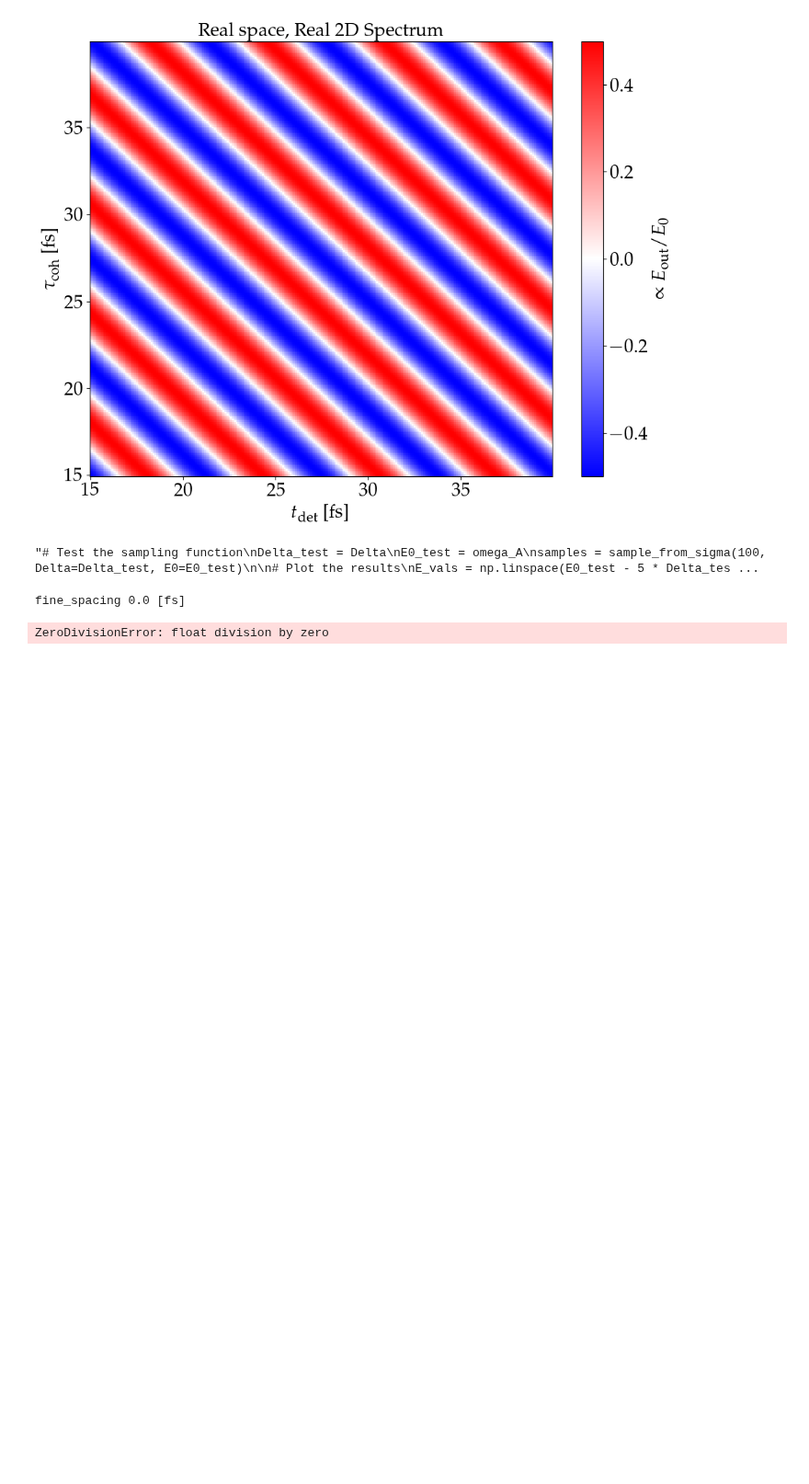
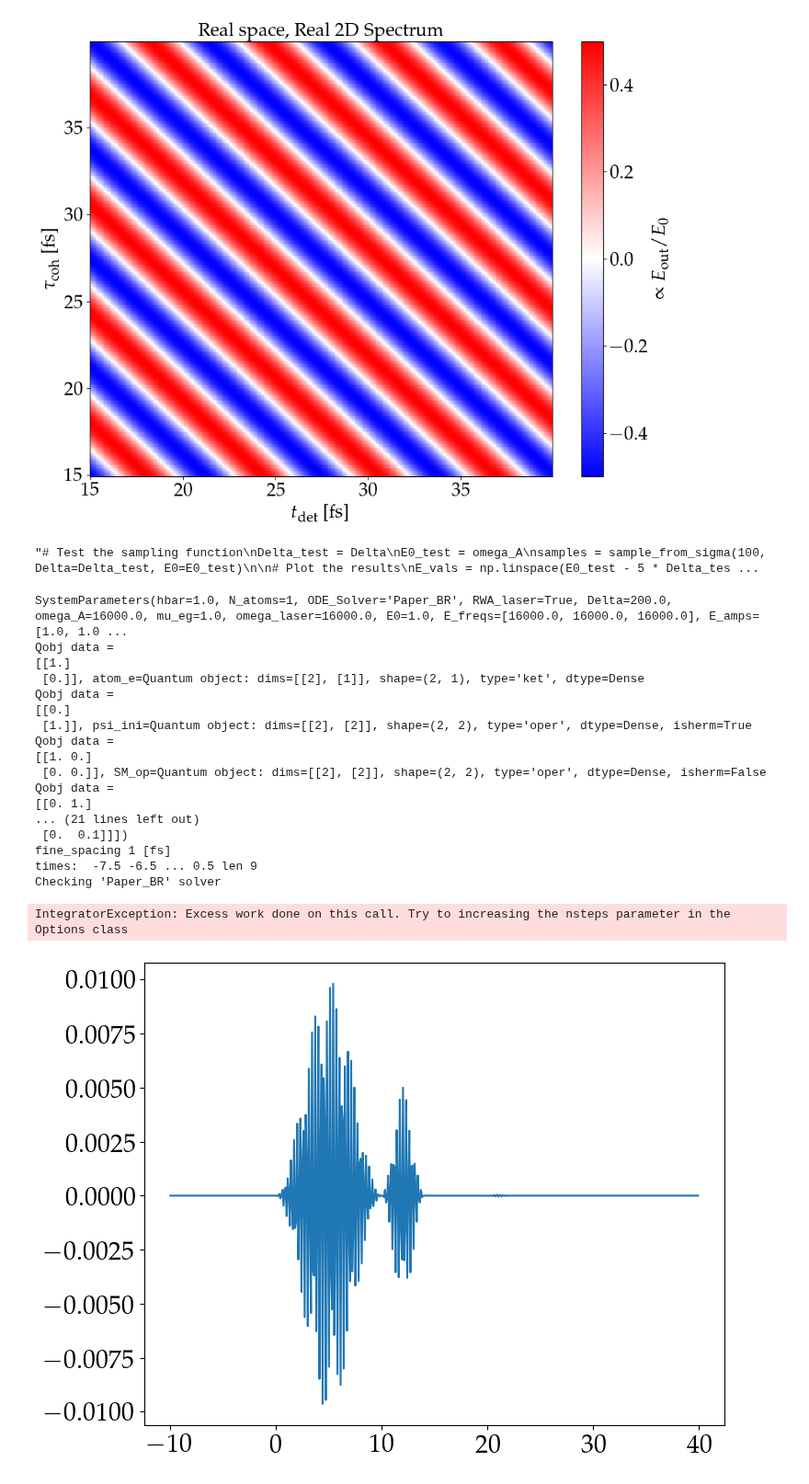
Before and after one commit to LBPhysics/2025_master_thesis_leopold_bodamer, a Jupyter notebook: code/python/replicate_paper_eqs_I.ipynb, the cells around one changed output. Shown at 92% size. Saved outputs shown, nothing was run; the diff lists cells and outputs as text; code cells hidden in the pictures; blank space fills up the shorter version.

```diff
--- a/code/python/replicate_paper_eqs_I.ipynb
+++ b/code/python/replicate_paper_eqs_I.ipynb
@@ -435,6 +552,14 @@ def El_field_3_pulses(times: np.ndarray, pulse_seq: PulseSequence, f=pulse_envel
 #plt.plot(test_times, y1, label="E_pulse")
 #plt.plot(test_times, y2, label="Epsilon_pulse")
 #plt.legend()
+
+# 8. Use with PulseSequence and simulation functions
+pulse_seq = PulseSequence([
+    Pulse(0.0, 5.0, 0.0, 0.01, 16000.0),
+    Pulse(10.0, 5.0, np.pi/2, 0.01, 16000.0),
+    Pulse(20.0, 5.0, np.pi, 0.001, 16000.0)
+])
+# Example: compute_pulse_evolution(params_default.psi_ini, np.linspace(0, 50, 100), pulse_seq, system=params_default)
 # %%
 def H_int(t: float,
           pulse_seq: PulseSequence,
@@ -1511,25 +1654,60 @@ plt.show()"""
 "# Test the sampling function\nDelta_test = Delta\nE0_test = omega_A\nsamples = sample_from_sigma(100, Delta=Delta_test, E0=E0_test)\n\n# Plot the results\nE_vals = np.linspace(E0_test - 5 * Delta_tes ...
 # %%
 ### Test
-params = SystemParameters()
-t_max_test = params.t_max # -> determines Δω
-fine_spacing_test = params.fine_spacing # -> determines ω_max
+params_default = SystemParameters()
+params_default.__post_init__()  # Initialize operators and lists
+params_default.update_derived()
+params_default.t_max = 10
+params_default.fine_spacing = 1
+print(params_default)
+t_max_test = 0.1*params_default.t_max # -> determines Δω
+fine_spacing_test = params_default.fine_spacing # -> determines ω_max
 print("fine_spacing", fine_spacing_test, "[fs]")
 
-Delta_ts = params.Delta_ts
-times_test = np.arange(-Delta_ts[0], t_max_test, fine_spacing_test)
+test_Delta_ts = params_default.Delta_ts
+times_test = np.arange(-test_Delta_ts[0], t_max_test, fine_spacing_test)
 print("times: ", times_test[0], times_test[1],"...",  times_test[-1], "len", len(times_test))
+long_times = np.arange(-test_Delta_ts[0], 20*t_max_test, 10*fine_spacing_test)
+
+
+pulse_test = PulseSequence([
+    Pulse(0.0, 5.0, 0.0, 0.2, 16000.0),
+    Pulse(10.0, 2.0, np.pi/2, 0.1, 16000.0),
+    Pulse(20.0, 1.0, np.pi, 0.001, 16000.0)
+])
+
+y2 = El_field_3_pulses(test_times, pulse_test, f=Epsilon_pulse)
+plt.plot(test_times, np.real(y2), label="Envelope")
+
+
 
 #  TODO ALWAYS CHECK Before running a serious simulation
-result = check_the_solver(psi_ini, np.arange(-Delta_ts[0], 20*t_max, 10*fine_spacing), e_ops_list)
+result, time_cut = check_the_solver(psi_ini, times_test, params_default)
 print("the evolution is actually unphisical after:", time_cut, "fs")
 
 T_wait_test = 1* (times_test[1]- times_test[0])
 data_test_0 = compute_two_dimensional_polarization(T_wait_test, phases[0], phases[0], times=times_test,  plot_example=True)
 #data_test_1 = compute_many_polarizations(T_wait_test, phases[0], phases[0], times=times_test, N=10, E0=omega_A, Delta=Delta)
 # %% [output]
-fine_spacing 0.0 [fs]
+SystemParameters(hbar=1.0, N_atoms=1, ODE_Solver='Paper_BR', RWA_laser=True, Delta=200.0, omega_A=16000.0, mu_eg=1.0, omega_laser=16000.0, E0=1.0, E_freqs=[16000.0, 16000.0, 16000.0], E_amps=[1.0, 1.0 ...
+Qobj data =
+[[1.]
+ [0.]], atom_e=Quantum object: dims=[[2], [1]], shape=(2, 1), type='ket', dtype=Dense
+Qobj data =
+[[0.]
+ [1.]], psi_ini=Quantum object: dims=[[2], [2]], shape=(2, 2), type='oper', dtype=Dense, isherm=True
+Qobj data =
+[[1. 0.]
+ [0. 0.]], SM_op=Quantum object: dims=[[2], [2]], shape=(2, 2), type='oper', dtype=Dense, isherm=False
+Qobj data =
+[[0. 1.]
+... (21 lines left out)
+ [0.  0.1]]])
+fine_spacing 1 [fs]
+times:  -7.5 -6.5 ... 0.5 len 9
+Checking 'Paper_BR' solver
-ZeroDivisionError: float division by zero
+IntegratorException: Excess work done on this call. Try to increasing the nsteps parameter in the Options class
+[figure, added]
 # %%
 plot_args_freq = dict(                   # (**changeable**)
     space="freq",
```
Also changed, not shown: parts of 8 cells of this notebook.
